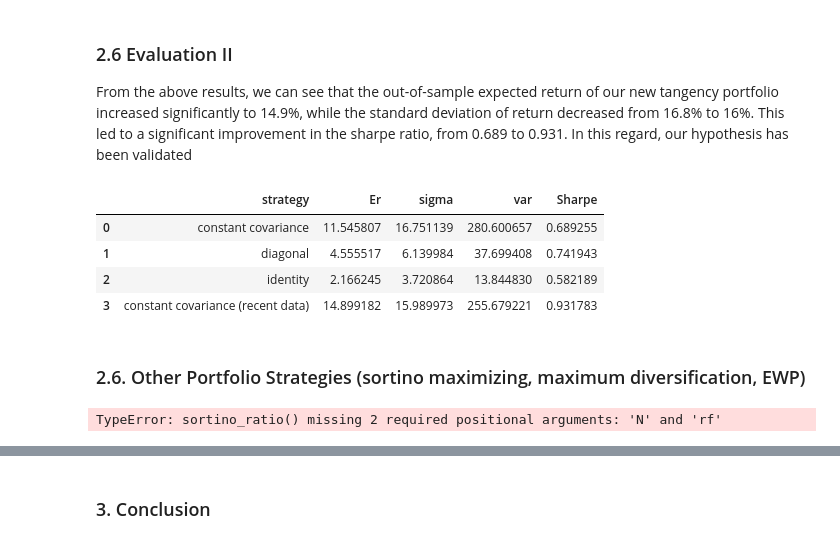
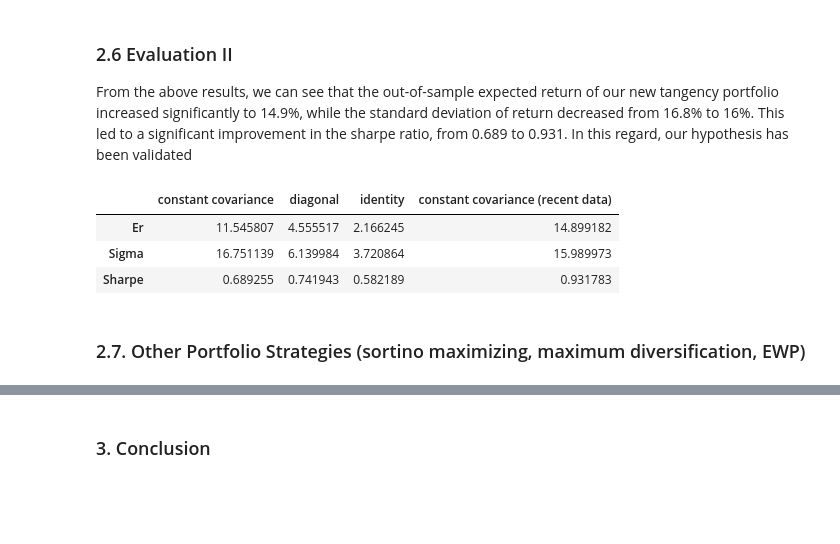
Before and after one commit to legendarycy/DBA3713_G10, a Jupyter notebook: Group Project.ipynb, the cells around one changed output, grey strips where cells are left out. Drawn from its saved outputs; the diff is of its cells as text; code cells hidden in the pictures; blank space fills up the shorter version.

```diff
--- a/Group Project.ipynb
+++ b/Group Project.ipynb
@@ -703,8 +709,5 @@ tan_cc /= np.sum(tan_cc)
 results = evaluate_portfolio_performance_on_data(tan_cc, test.iloc[:, 3:46])
 print(results)
 
-# create metrics dataframe to store results
-results['strategy'] = 'constant covariance'
-metrics = pd.DataFrame([results])
-metrics = metrics[['strategy'] + [col for col in metrics.columns if col != 'strategy']]
+summary = appendResults(pd.DataFrame(), 'constant covariance', results)
 # %% [output]
@@ -717,7 +720,5 @@ tan_diag /= np.sum(tan_diag)
 results = evaluate_portfolio_performance_on_data(tan_diag, test.iloc[:, 3:46])
 print(results)
 
-results['strategy'] = 'diagonal'
-metricsNew = pd.DataFrame([results])
-metrics = pd.concat([metrics, metricsNew], ignore_index=True)
+summary = appendResults(summary, 'diagonal', results)
 # %% [output]
@@ -730,7 +731,5 @@ tan_id /= np.sum(tan_id)
 results = evaluate_portfolio_performance_on_data(tan_id, test.iloc[:, 3:46])
 print(results)
 
-results['strategy'] = 'identity'
-metricsNew = pd.DataFrame([results])
-metrics = pd.concat([metrics, metricsNew], ignore_index=True)
+summary = appendResults(summary, 'identity', results)
 # %% [output]
@@ -873,49 +870,12 @@ metrics = pd.concat([metrics, metricsNew], ignore_index=True)
 ### 2.6 Evaluation II
 
 From the above results, we can see that the out-of-sample expected return of our new tangency portfolio increased significantly to 14.9%, while the standard deviation of return decreased from 16.8% to 16%. This led to a significant improvement in the sharpe ratio, from 0.689 to 0.931. In this regard, our hypothesis has been validated
-# %%
-metrics.head()
-# %% [output]
-|  | strategy | Er | sigma | var | Sharpe |
-| 0 | constant covariance | 11.545807 | 16.751139 | 280.600657 | 0.689255 |
-| 1 | diagonal | 4.555517 | 6.139984 | 37.699408 | 0.741943 |
-| 2 | identity | 2.166245 | 3.720864 | 13.844830 | 0.582189 |
-| 3 | constant covariance (recent data) | 14.899182 | 15.989973 | 255.679221 | 0.931783 |
+# %%
+summary
+# %% [output]
+|  | constant covariance | diagonal | identity | constant covariance (recent data) |
+| Er | 11.545807 | 4.555517 | 2.166245 | 14.899182 |
+| Sigma | 16.751139 | 6.139984 | 3.720864 | 15.989973 |
+| Sharpe | 0.689255 | 0.741943 | 0.582189 | 0.931783 |
 # %% [markdown]
-### 2.6. Other Portfolio Strategies (sortino maximizing, maximum diversification, EWP)
+### 2.7. Other Portfolio Strategies (sortino maximizing, maximum diversification, EWP)
-# %%
-#with results from 2.5, try sortino maximizing, maximum diversification and EWP to see which portfolio strategy is the best
-#sortino ratio = Excess Return / downside deviation
-#downside deviation =
-#Sharpe Ratio highest for recent 10 yrs
-
-# Sortino Maximizing Portfolio
-
-def sortino_ratio(series, N ,rf):
-    mean = series.mean() * N -rf
-    std_neg = series[series<0].std()*np.sqrt(N)
-    return mean/std_neg
-
-# Run Optimization for Sortino Maximizing Portfolio
-result_sortino_max = minimize(
-    sortino_ratio,
-    w0,
-    method="SLSQP",
-    bounds=bounds,
-    options={'ftol': 1e-11, 'disp': True}
-)
-
-sortino_max = result_sortino_max.x[0]
-
-# Maximum Diversification Portfolio
-#max_div =
-
-# Equal-Weighted Portfolio
-#ewp_port = ewp(43)
-
-# Evaluate Portfolio Performances
-#evaluate_portfolio_performance_on_data(sortino_max, test_recent.iloc[:, 3:46], title="Sortino Maximizing Portfolio")
-#evaluate_portfolio_performance_on_data(tan_max_div, test_recent.iloc[:, 3:46], title="Maximum Diversification Portfolio")
-#evaluate_portfolio_performance_on_data(ewp_port, test_recent.iloc[:, 3:46], title="Equal-Weighted Portfolio")
-# %% [output]
-TypeError: sortino_ratio() missing 2 required positional arguments: 'N' and 'rf'
```
Also changed, not shown: parts of 16 cells of this notebook, 1 other file.
